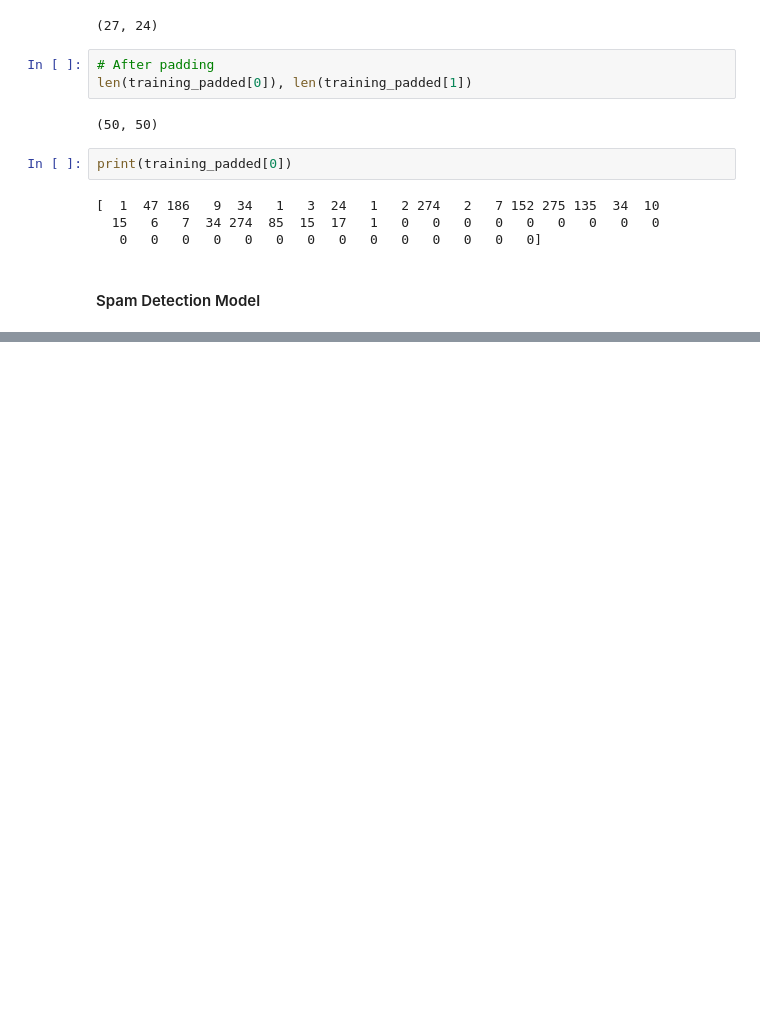
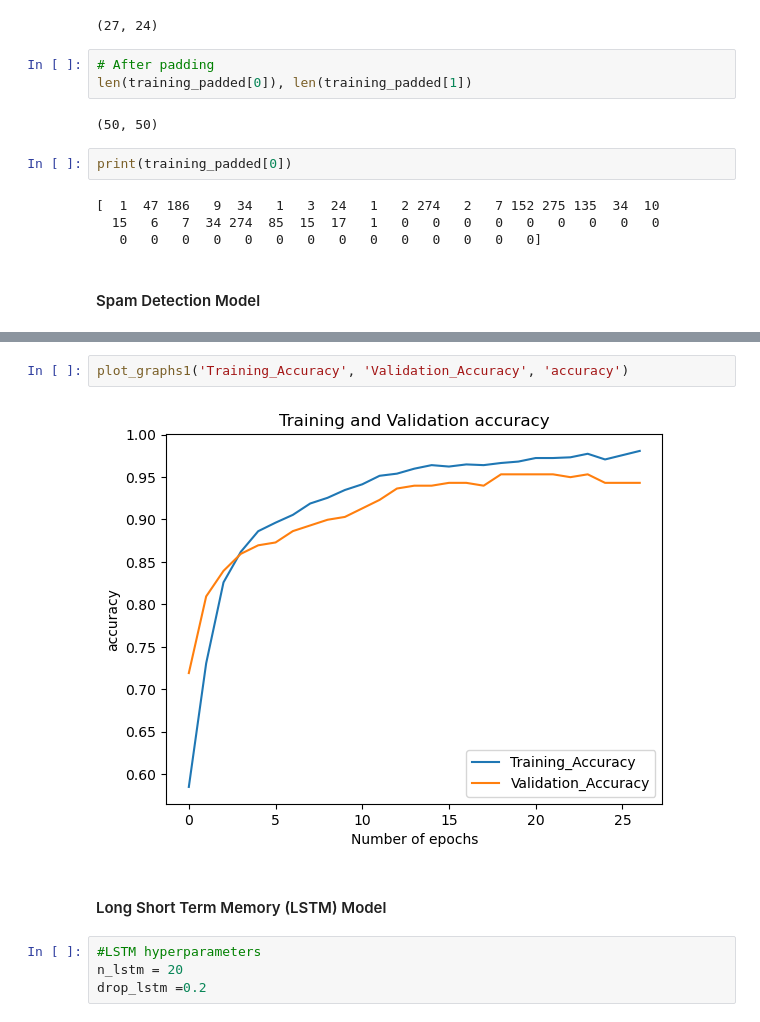
Before and after one commit to Prussia/playMachineLearning, a Jupyter notebook: jupyter/Spam_Detection.ipynb, the cells around one changed output, grey strips where cells are left out. Saved outputs shown, nothing was run; the diff lists cells and outputs as text; blank space fills up the shorter version.

```diff
--- a/jupyter/Spam_Detection.ipynb
+++ b/jupyter/Spam_Detection.ipynb
@@ -277,0 +368,10 @@ print(training_padded[0])
+# %%
+plot_graphs1('Training_Accuracy', 'Validation_Accuracy', 'accuracy')
+# %% [output]
+[figure, added]
+# %% [markdown]
+#### Long Short Term Memory (LSTM) Model
+# %%
+#LSTM hyperparameters
+n_lstm = 20
+drop_lstm =0.2
```
Also changed, not shown: parts of 20 cells of this notebook.
